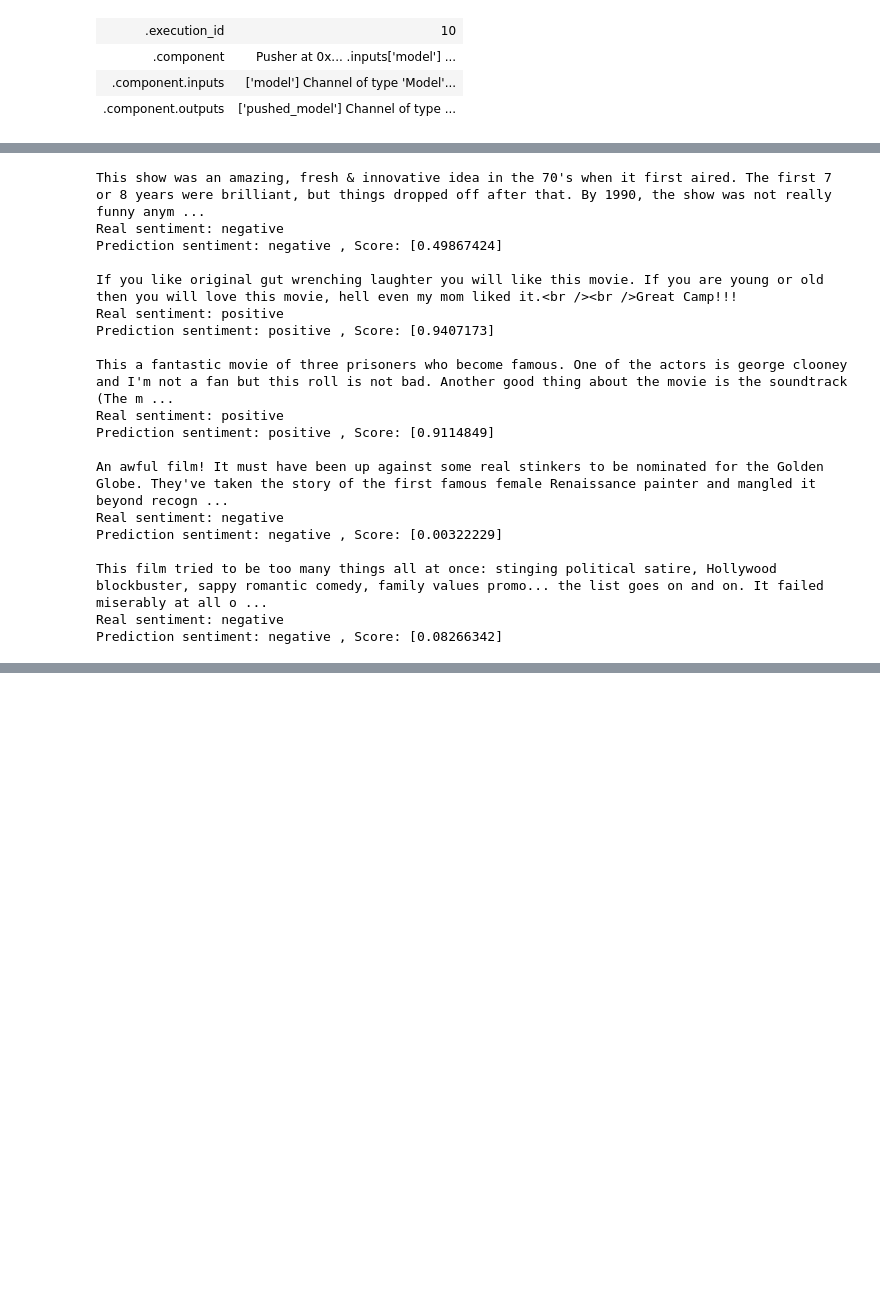
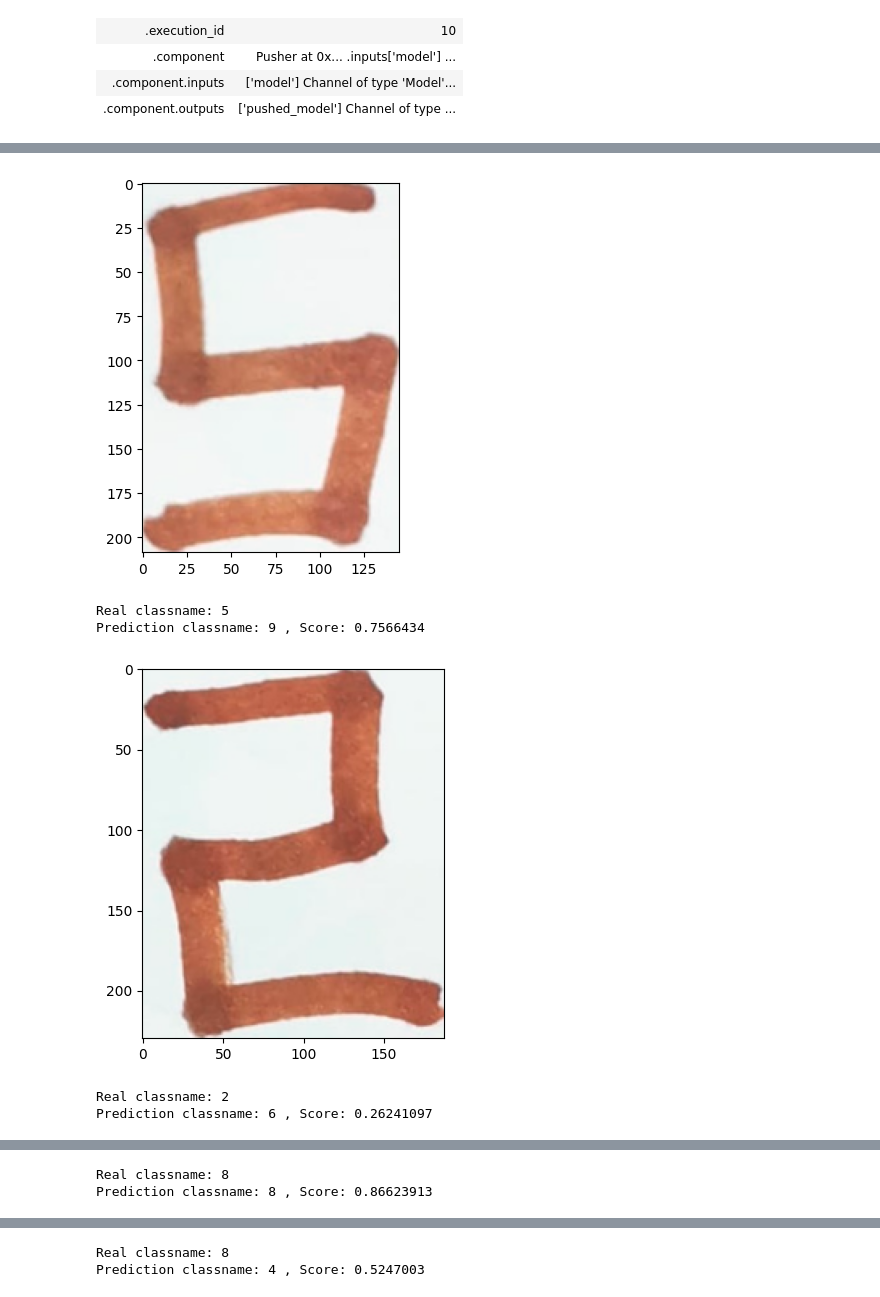
Before and after one commit to chahyasantoso/submission2-digit, a Jupyter notebook: interactive_context.ipynb, the cells around one changed output, grey strips where cells are left out. Drawn from its saved outputs; the diff is of its cells as text; code cells hidden in the pictures; blank space fills up the shorter version.

```diff
--- a/interactive_context.ipynb
+++ b/interactive_context.ipynb
@@ -349,33 +430,39 @@ print(sentiments[:5])
+# %%
+from modules.utils import  segment_image, array_to_png, make_serialize_example
+
+images = segment_image('test/numbers.png')
+images_png = [array_to_png(image) for image in images]
+
+labels = [5,2,8,8]
+
+serialized_examples = [
+    make_serialize_example({
+        'image': im,
+        'label':labels[index]
+    }) for index, im in enumerate(images_png)
+]
 # %%
+import matplotlib.pyplot as plt
+
 # Make prediction
 output = model(tf.constant(serialized_examples))
 
-y_true = sentiments
+y_true = labels
 y_pred = output['output'].numpy()
-y_pred_sentiment = [label.decode() for label in output['label'].numpy()]
+y_pred_label = output['label'].numpy()
 
 #print(outputs)
-for index, review in enumerate(reviews[:5]):
-    print(review)
-    print('Real sentiment:', y_true[index])
-    print('Prediction sentiment:', y_pred_sentiment[index], ', Score:', y_pred[index], '\n')
+for index, im in enumerate(images[:5]):
+    plt.imshow(im)
+    plt.show()
+    print('Real classname:', y_true[index])
+
+    pred_label = y_pred_label[index] #karena pred_label = index argmax
+    print('Prediction classname:', pred_label, ', Score:', y_pred[index][pred_label])
 # %% [output]
+[figure, added]
-This show was an amazing, fresh & innovative idea in the 70's when it first aired. The first 7 or 8 years were brilliant, but things dropped off after that. By 1990, the show was not really funny anym ...
-Real sentiment: negative
-Prediction sentiment: negative , Score: [0.49867424]
-
-If you like original gut wrenching laughter you will like this movie. If you are young or old then you will love this movie, hell even my mom liked it.<br /><br />Great Camp!!!
-Real sentiment: positive
-Prediction sentiment: positive , Score: [0.9407173]
-
-This a fantastic movie of three prisoners who become famous. One of the actors is george clooney and I'm not a fan but this roll is not bad. Another good thing about the movie is the soundtrack (The m ...
-Real sentiment: positive
-Prediction sentiment: positive , Score: [0.9114849]
-
-An awful film! It must have been up against some real stinkers to be nominated for the Golden Globe. They've taken the story of the first famous female Renaissance painter and mangled it beyond recogn ...
-Real sentiment: negative
-Prediction sentiment: negative , Score: [0.00322229]
-
-This film tried to be too many things all at once: stinging political satire, Hollywood blockbuster, sappy romantic comedy, family values promo... the list goes on and on. It failed miserably at all o ...
-Real sentiment: negative
-Prediction sentiment: negative , Score: [0.08266342]
+Real classname: 5
+Prediction classname: 9 , Score: 0.7566434
+[figure, added]
+Real classname: 2
+Prediction classname: 6 , Score: 0.26241097
@@ -381,0 +470,2 @@ Prediction sentiment: negative , Score: [0.08266342]
+Real classname: 8
+Prediction classname: 8 , Score: 0.86623913
@@ -381,0 +473,2 @@ Prediction sentiment: negative , Score: [0.08266342]
+Real classname: 8
+Prediction classname: 4 , Score: 0.5247003
```
Also changed, not shown: parts of 23 cells of this notebook, 19 other files.
